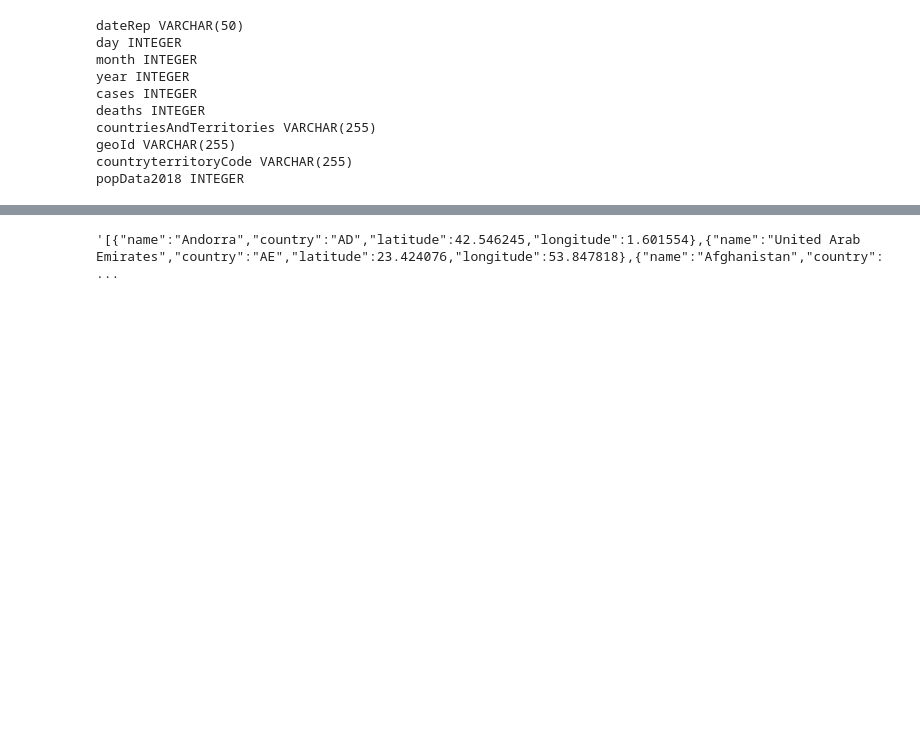
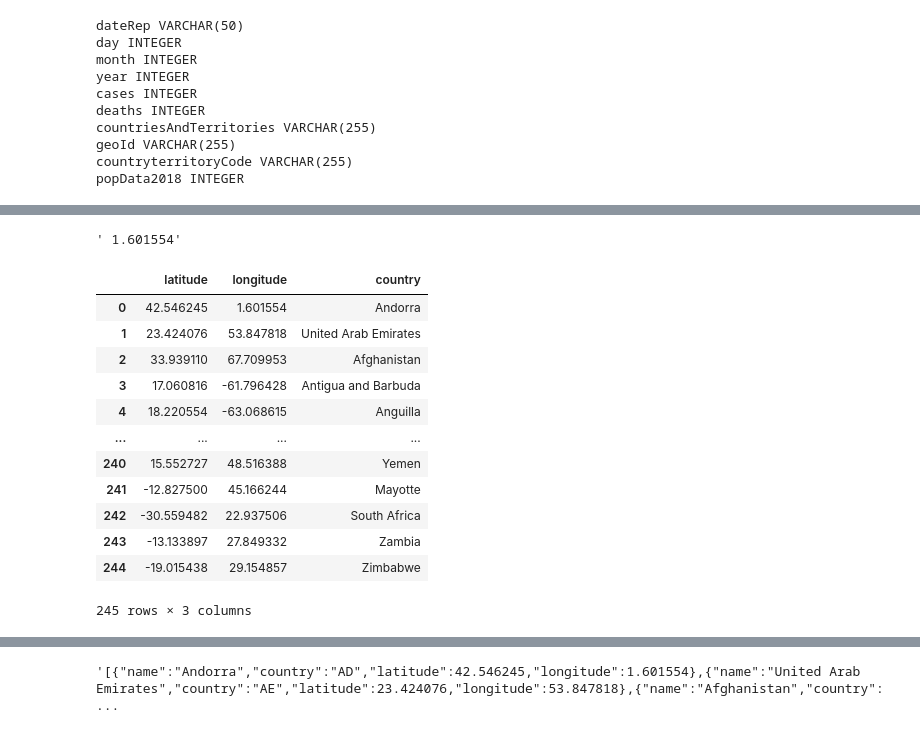
Before and after one commit to ishanku/COVID, a Jupyter notebook: Pandas/SQL Connection.ipynb, the cells around one changed output, grey strips where cells are left out. Cells and saved outputs as stored; diff of their text form; code cells hidden in the pictures; blank space fills up the shorter version.

```diff
--- a/Pandas/SQL Connection.ipynb
+++ b/Pandas/SQL Connection.ipynb
@@ -68,0 +64,27 @@ def convertTuple(tup):
+# %%
+iCountry="Andorra"
+LatLong=str(getLatitudeLongitude(iCountry)).replace('Decimal','').replace(")",'').replace("(",'').replace("'","").replace("[","").replace("]","")
+LatLong.split(",")[0]
+LatLong.split(",")[1]
+
+# print(str(getLatitudeLongitude(iCountry)).split(",")[1])
+# %% [output]
+' 1.601554'
+# %%
+country=pd.read_csv("../static/data/country.csv").drop(columns=['country'])
+country.rename(columns = {'name':'country'}, inplace = True)
+country
+# %% [output]
+|  | latitude | longitude | country |
+| 0 | 42.546245 | 1.601554 | Andorra |
+| 1 | 23.424076 | 53.847818 | United Arab Emirates |
+| 2 | 33.939110 | 67.709953 | Afghanistan |
+| 3 | 17.060816 | -61.796428 | Antigua and Barbuda |
+| 4 | 18.220554 | -63.068615 | Anguilla |
+| ... | ... | ... | ... |
+| 240 | 15.552727 | 48.516388 | Yemen |
+| 241 | -12.827500 | 45.166244 | Mayotte |
+| 242 | -30.559482 | 22.937506 | South Africa |
+| 243 | -13.133897 | 27.849332 | Zambia |
+| 244 | -19.015438 | 29.154857 | Zimbabwe |
+245 rows × 3 columns
```
Also changed, not shown: parts of 23 cells of this notebook, 11 other files.
